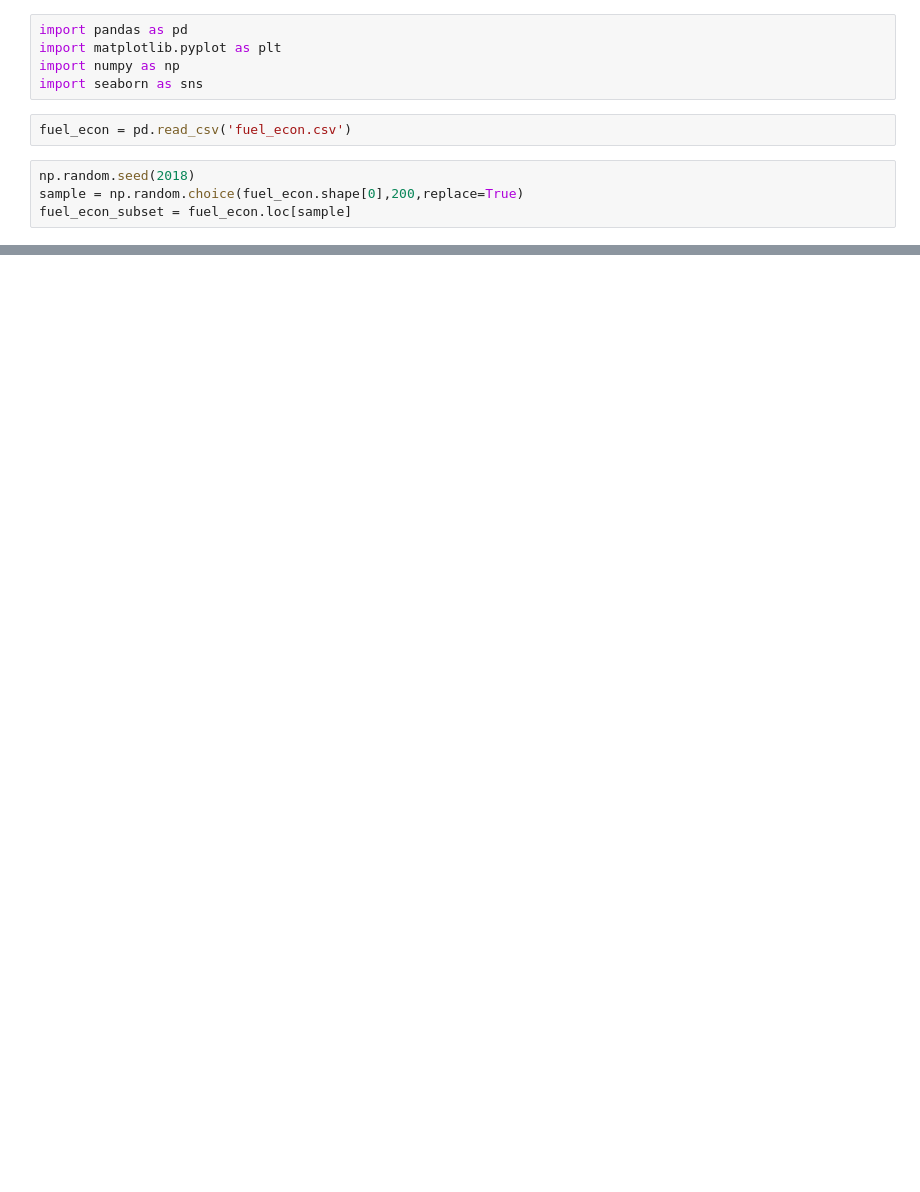
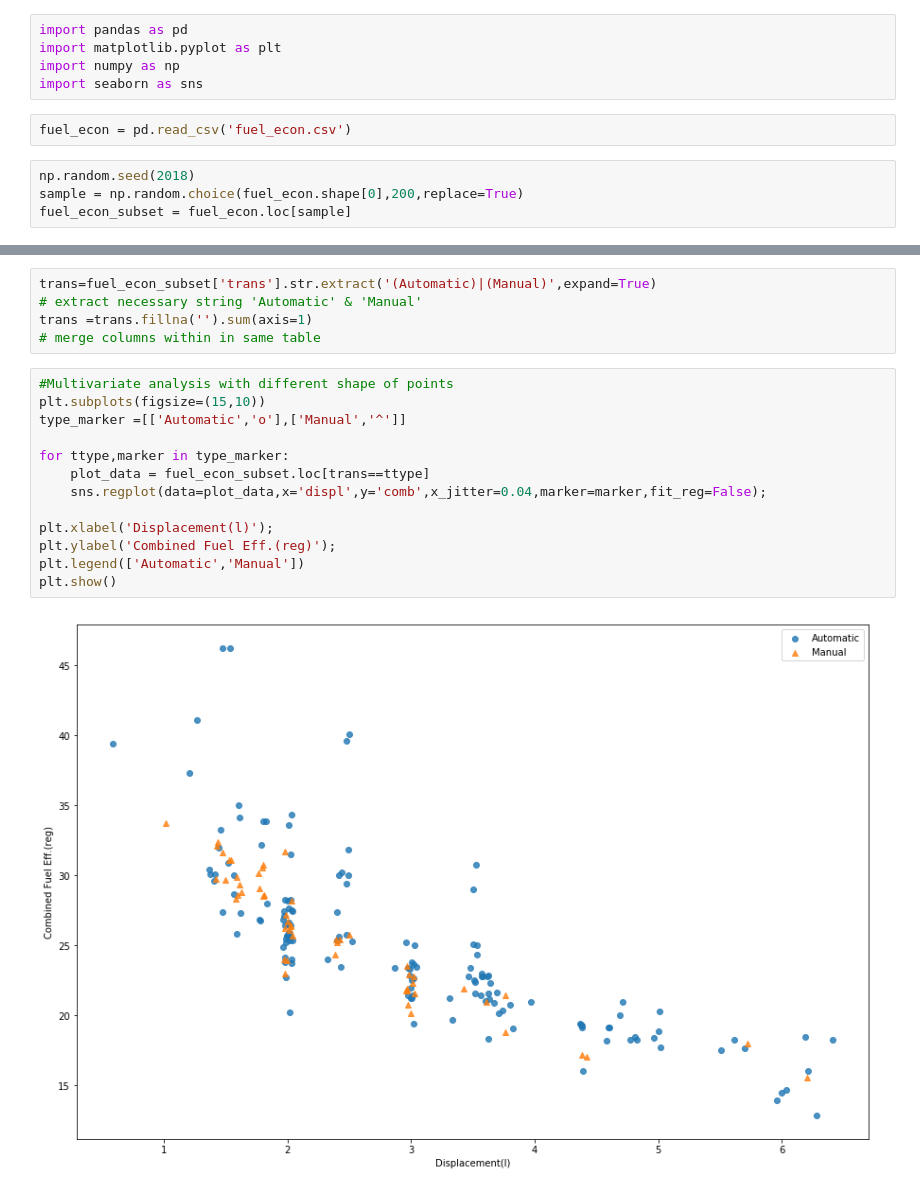
Before and after one commit to deutschkihun/Matplotlib-Seaborn, a Jupyter notebook: Multivariate Exploration of data.ipynb, the cells around one changed output, grey strips where cells are left out. Cells and saved outputs as stored; diff of their text form; blank space fills up the shorter version.

```diff
--- a/Multivariate Exploration of data.ipynb
+++ b/Multivariate Exploration of data.ipynb
@@ -41,0 +42,20 @@ plt.show()
+# %%
+trans=fuel_econ_subset['trans'].str.extract('(Automatic)|(Manual)',expand=True)
+# extract necessary string 'Automatic' & 'Manual'
+trans =trans.fillna('').sum(axis=1)
+# merge columns within in same table
+# %%
+#Multivariate analysis with different shape of points
+plt.subplots(figsize=(15,10))
+type_marker =[['Automatic','o'],['Manual','^']]
+
+for ttype,marker in type_marker:
+    plot_data = fuel_econ_subset.loc[trans==ttype]
+    sns.regplot(data=plot_data,x='displ',y='comb',x_jitter=0.04,marker=marker,fit_reg=False);
+
+plt.xlabel('Displacement(l)');
+plt.ylabel('Combined Fuel Eff.(reg)');
+plt.legend(['Automatic','Manual'])
+plt.show()
+# %% [output]
+[figure, added]
```
Also changed, not shown: parts of 2 cells of this notebook.
